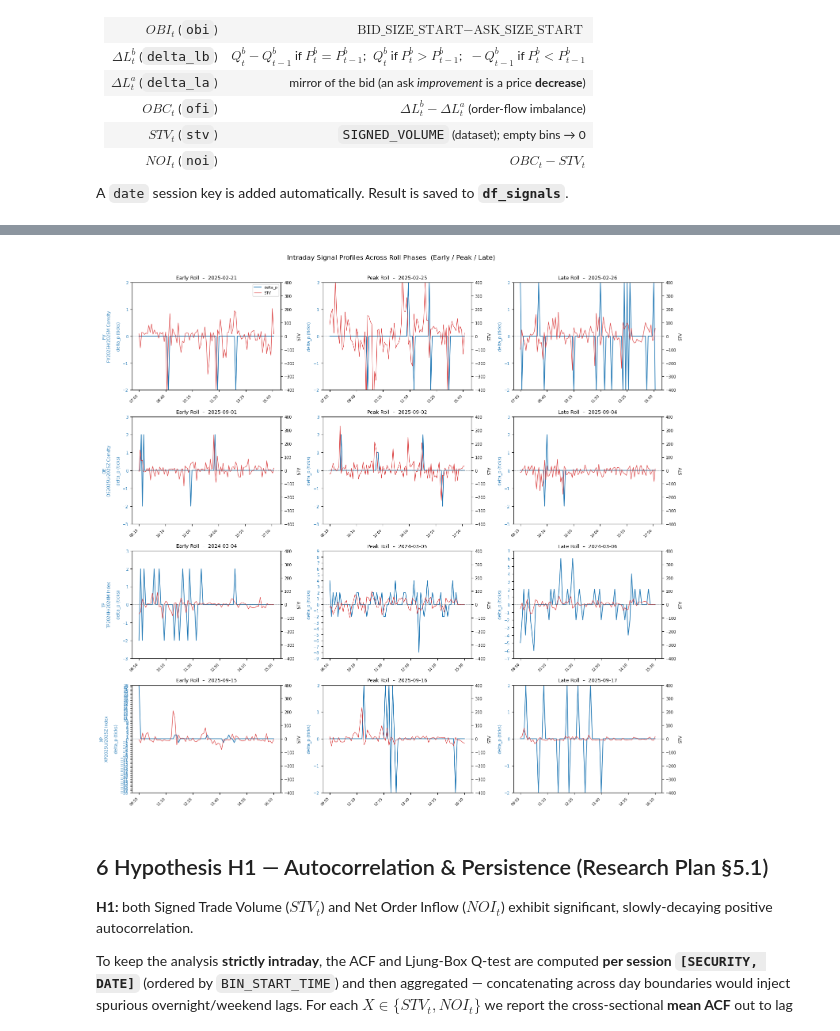
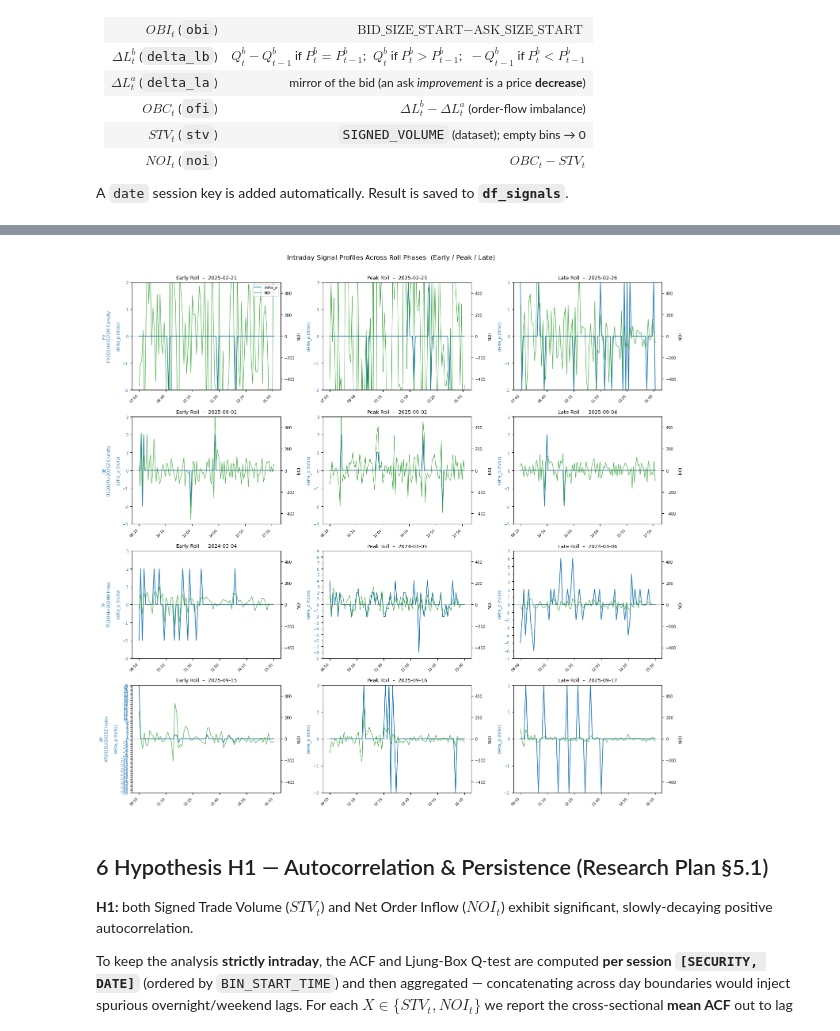
Before and after one commit to qe-internship-wjw/ip1, a Jupyter notebook: notebooks/01_ob_signals_calendar_spread.ipynb, the cells around one changed output, grey strips where cells are left out. Saved outputs shown, nothing was run; the diff lists cells and outputs as text; code cells hidden in the pictures.

```diff
--- a/notebooks/01_ob_signals_calendar_spread.ipynb
+++ b/notebooks/01_ob_signals_calendar_spread.ipynb
@@ -83,8 +83,8 @@ qmap     = read_table(snowpark, DB, SCHEMA, 'QCODE_MAPPING', QCODE_COLS)
 sec_meta = read_table(snowpark, DB, SCHEMA, 'SECURITY_META', SEC_META_COLS)
 
 # Pick 2 Phys + 2 Cash qcodes for small-scale workshopping.
-phys_qcodes = qmap.filter(pl.col('delivery') == 'Phys')['qcode'].unique().to_list()[:2]
-cash_qcodes = qmap.filter(pl.col('delivery') == 'Cash')['qcode'].unique().to_list()[:2]
+phys_qcodes = qmap.filter(pl.col('delivery') == 'Phys')['qcode'].unique().to_list()
+cash_qcodes = qmap.filter(pl.col('delivery') == 'Cash')['qcode'].unique().to_list()
 subset_qcodes = phys_qcodes + cash_qcodes
 print(f'Phys qcodes : {phys_qcodes}')
 print(f'Cash qcodes : {cash_qcodes}')
@@ -465,13 +469,13 @@ df_signals = df_signals.with_columns(
     # 2. OBI as fraction of total quoted size at the touch.
     obi=(pl.col('obi') / (pl.col('bid_size_start') + pl.col('ask_size_start'))).fill_nan(None),
     # 3. STV as fraction of unsigned volume.
-    stv= (pl.col('stv').cast(pl.Float64).abs().sqrt() * pl.col('stv').sign()).fill_nan(None),
+    stv=(pl.col('stv').cast(pl.Float64).abs().sqrt() * pl.col('stv').sign()).fill_nan(None),
     # 4. OFI as rolling z-score within session.
     ofi=((pl.col('ofi') - pl.col('_ofi_mu')) / pl.col('_ofi_sd')).fill_nan(None),
     # 5. NOI normalised by (unsigned volume + raw |OFI|).
     #    pl.col('ofi') below reads the ORIGINAL raw OFI (input state of this with_columns).
-    noi=(pl.col('noi') / (_vol + pl.col('ofi').abs())).fill_nan(None),
-).drop(['_tick', '_ofi_mu', '_ofi_sd'])
+    noi=(pl.col('noi').cast(pl.Float64).abs().sqrt() * pl.col('noi').sign()).fill_nan(None),
+).drop(['_ofi_mu', '_ofi_sd'])
 
 print(f'df_signals (normalised): {df_signals.shape}')
 df_signals.select('security', 'date', 'bin_start_time', 'delta_p', 'obi', 'stv', 'ofi', 'noi').describe()
@@ -606,38 +650,38 @@ for row, bbg in enumerate(bbg_codes):
         # Right axis: OBI, NOI, STV
         ax2 = ax.twinx()
         ax2.tick_params(axis='x', which='both', bottom=False, labelbottom=False)
         for sig, color, lbl in [
             # ('obi', C_OBI, 'OBI'),
-            # ('noi', C_NOI, 'NOI'),
-            ('stv', C_STV, 'STV'),
+            ('noi', C_NOI, 'NOI'),
+            # ('stv', C_STV, 'STV'),
         ]:
             ax2.plot(x, session[sig].to_numpy(allow_copy=True),
                      color=color, linewidth=0.9, alpha=0.85, label=lbl)
         ax2.axhline(0, color='gray', linewidth=0.4, linestyle='--')
-        ax2.set_ylim(-400, 400)
-        ax2.set_ylabel('STV', fontsize=7.5)
+        ax2.set_ylim(-500, 500)
+        ax2.set_ylabel('NOI', fontsize=7.5)
         ax2.tick_params(axis='y', labelsize=7)
 
         # X-axis: show ~5 time labels
         step = max(1, len(x) // 5)
         ax.set_xticks(x[::step])
         ax.set_xticklabels(t_labels[::step], rotation=45, ha='right', fontsize=6.5)
 
         # Legend once (top-left subplot)
         if row == 0 and col == 0:
             l1, lb1 = ax.get_legend_handles_labels()
             l2, lb2 = ax2.get_legend_handles_labels()
             ax2.legend(l1 + l2, lb1 + lb2, loc='upper right',
                        fontsize=6.5, framealpha=0.75)
 
 fig.suptitle(
     'Intraday Signal Profiles Across Roll Phases  (Early / Peak / Late)',
     fontsize=12, y=1.005,
 )
 plt.tight_layout()
 plt.show()
 # %% [output]
-[figure, old version]
+[figure, new version]
 # %% [markdown]
 ## 6  Hypothesis H1 — Autocorrelation & Persistence (Research Plan §5.1)
 
```
Also changed, not shown: parts of 12 cells of this notebook, 1 other file.
